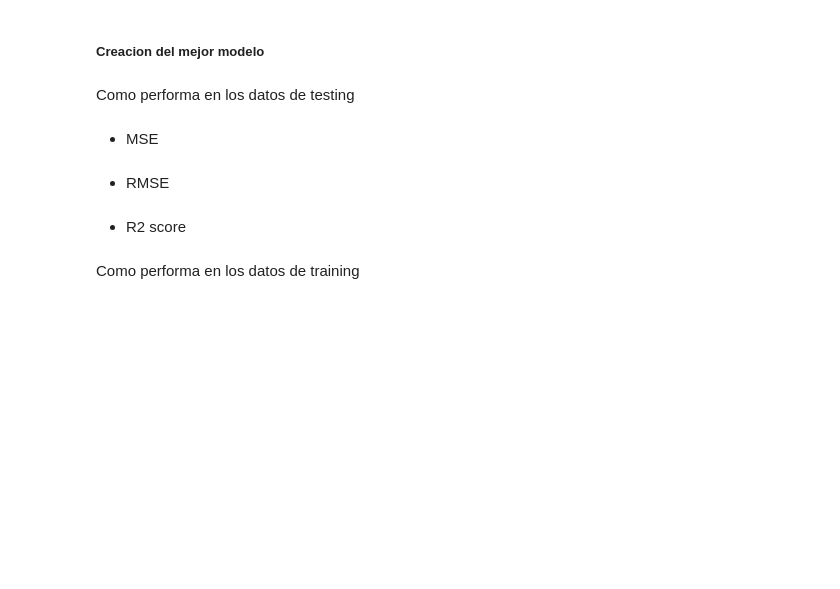
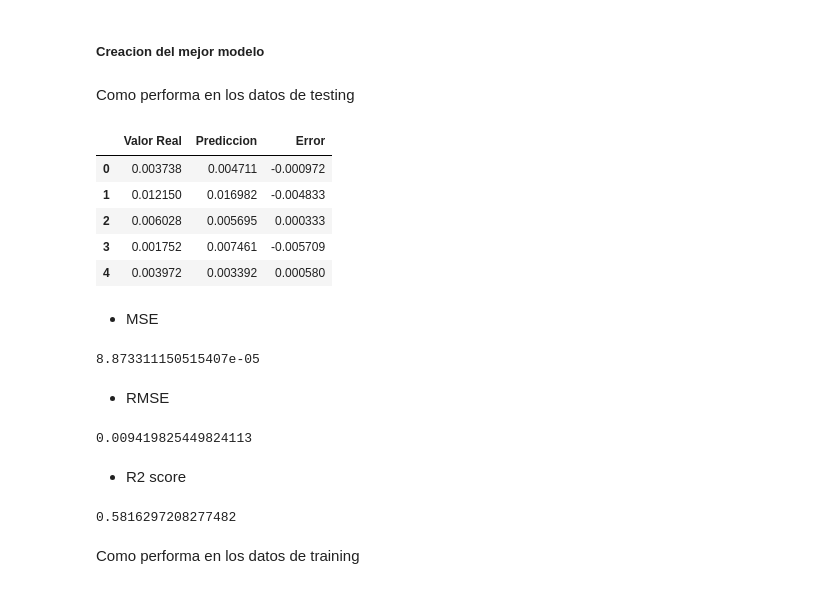
Before and after one commit to kikiymini/7506R-1C2024-GRUPO02, a Jupyter notebook: 7506R_TP1_GRUPO02_ENTREGA_N4.ipynb, the cells around one changed output. Cells and saved outputs as stored; diff of their text form; code cells hidden in the pictures; blank space fills up the shorter version.

```diff
--- a/7506R_TP1_GRUPO02_ENTREGA_N4.ipynb
+++ b/7506R_TP1_GRUPO02_ENTREGA_N4.ipynb
@@ -361,8 +373,8 @@ best_xgbr_model = XGBRegressor(
     gamma = params_elegidos['gamma'],
     max_depth = params_elegidos['max_depth'],
     subsample = params_elegidos['subsample'],
-    reg_lambda = params_elegidos['reg_lambda'],
-    reg_alpha = params_elegidos['reg_alpha'],
+    reg_lambda = params_elegidos['lambda'],
+    reg_alpha = params_elegidos['alpha'],
 )
 
 best_xgbr_model.fit(x_train, y_train)
@@ -373,24 +385,37 @@ Como performa en los datos de testing
 # %%
 # Performance
 performance = pd.DataFrame({'Valor Real': y_test,
-                            'Prediccion': y_test_pred_best_knn_model,
-                            'Error': y_test - y_test_pred_best_knn_model})
+                            'Prediccion': y_test_pred_best_xgbr_model,
+                            'Error': y_test - y_test_pred_best_xgbr_model})
 # View
 performance.head()
+# %% [output]
+|  | Valor Real | Prediccion | Error |
+| 0 | 0.003738 | 0.004711 | -0.000972 |
+| 1 | 0.012150 | 0.016982 | -0.004833 |
+| 2 | 0.006028 | 0.005695 | 0.000333 |
+| 3 | 0.001752 | 0.007461 | -0.005709 |
+| 4 | 0.003972 | 0.003392 | 0.000580 |
 # %% [markdown]
 * MSE
 # %%
 # Mean Squared Error
-mean_squared_error(y_test, y_test_pred_best_knn_model, squared=True)
+mean_squared_error(y_test, y_test_pred_best_xgbr_model, squared=True)
+# %% [output]
+8.873311150515407e-05
 # %% [markdown]
 * RMSE
 # %%
 # Root Mean Squared Error
-mean_squared_error(y_test, y_test_pred_best_knn_model, squared=False)
+mean_squared_error(y_test, y_test_pred_best_xgbr_model, squared=False)
+# %% [output]
+0.009419825449824113
 # %% [markdown]
 * R2 score
 # %%
-r2_score(y_test, y_test_pred_best_knn_model)
+r2_score(y_test, y_test_pred_best_xgbr_model)
+# %% [output]
+0.5816297208277482
 # %% [markdown]
 Como performa en los datos de training
 # %%
```
Also changed, not shown: parts of 43 cells of this notebook.
